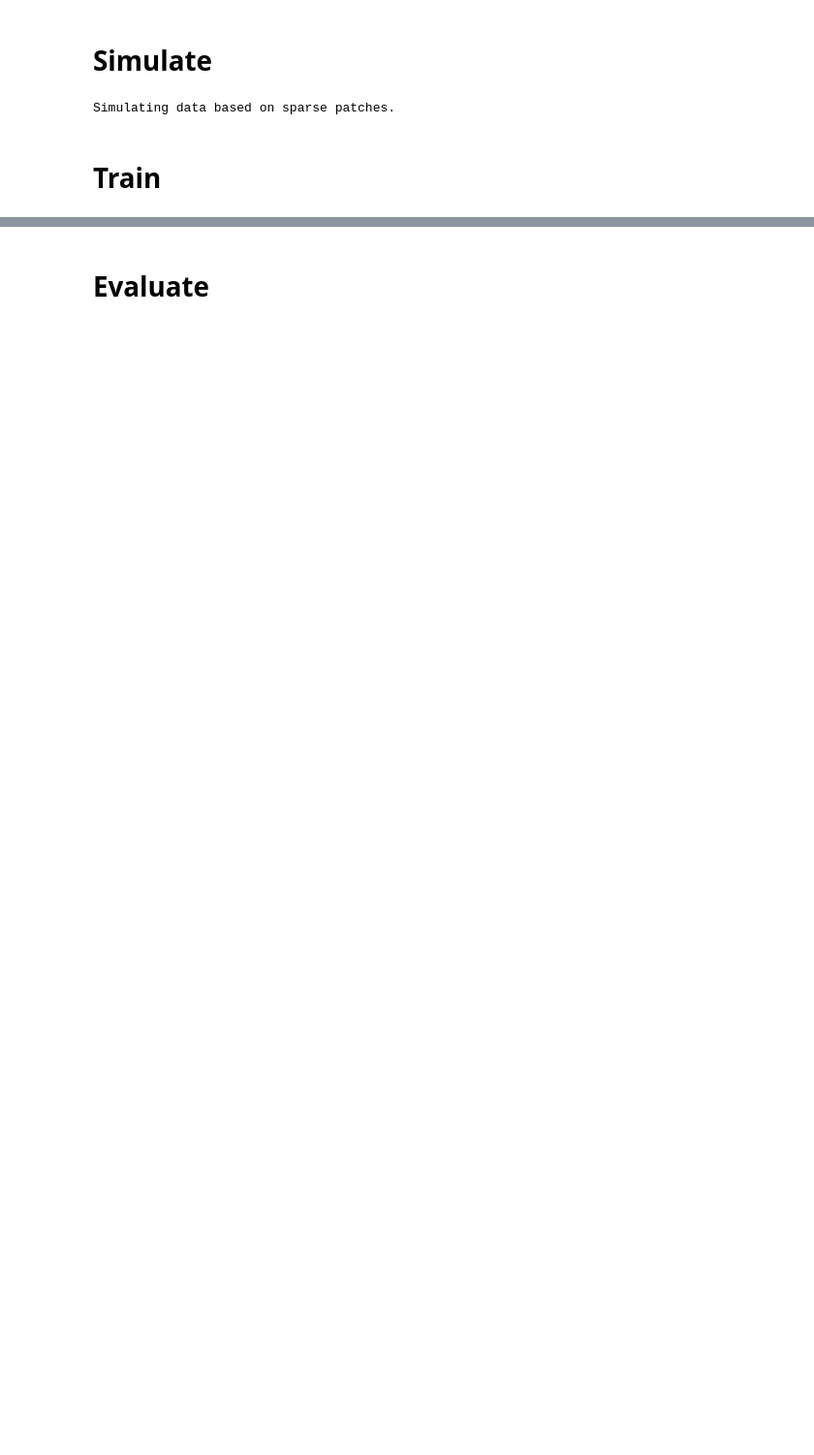
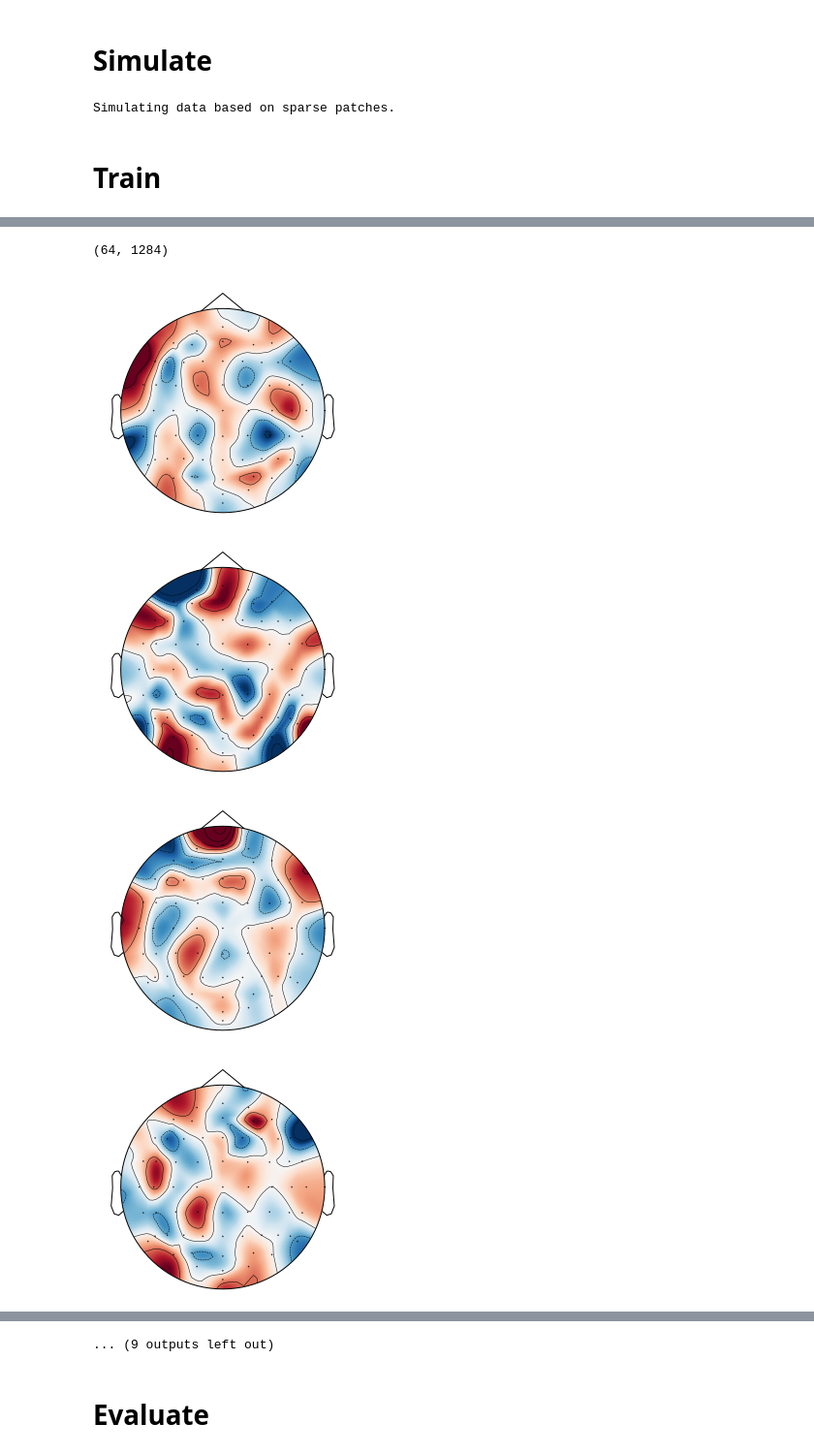
Before and after one commit to LukeTheHecker/esinet, a Jupyter notebook: dev/conv_net_2.ipynb, the cells around one changed output, grey strips where cells are left out. Shown at 97% size. Drawn from its saved outputs; the diff is of its cells as text; code cells hidden in the pictures; blank space fills up the shorter version.

```diff
--- a/dev/conv_net_2.ipynb
+++ b/dev/conv_net_2.ipynb
@@ -422,22 +172,0 @@ stc_.plot(**plot_params)
-# %%
-%matplotlib qt
-plt.figure()
-plt.plot(d_losses, label="Discriminator Loss")
-plt.plot(gan_losses, label="GAN Loss")
-plt.plot(test_losses, label="Test Loss")
-plt.legend()
-
-# # g_model, d_model, gan_model = define_models(latent_dim, hidden_units=hidden_units, reg=reg)
-
-y = generate_samples(g_model, 1000, latent_dim)
-data = abs(y).mean(axis=0)
-stc_ = stc.copy()
-stc_.data[:, 0] = data
-stc_.plot(**plot_params)
-
-stc_.data = y.T
-stc_.plot(**plot_params)
-
-plt.figure()
-plt.hist(y.flatten())
-print("Batch Diversity: ", batch_diversity(y).numpy(), "L1: ", l1_sparsity(y).numpy())
@@ -454,0 +173,15 @@ Using control points [4.45385004 4.73737525 6.31460746]
+# %%
+from tqdm.notebook import tqdm
+n_chans, n_dipoles = leadfield.shape
+
+model_kwargs = dict(n_filters=1284, n_layers=2, learning_rate=0.001)
+train_kwargs = dict(validation_split=0.15, epochs=20, batch_size=8)
+
+model = define_model_temporal(**model_kwargs)
+model.summary()
+model.fit(X_train, y_train, **train_kwargs)
+
+# model_kwargs = dict(n_neurons=64, learning_rate=0.001)
+# model_fc = define_fc_model_temporal(**model_kwargs)
+# model_fc.summary()
+# model_fc.fit(X_train[:,:,:,0], y_train[:,:,:,0], **train_kwargs)
@@ -454,0 +207,13 @@ Using control points [4.45385004 4.73737525 6.31460746]
+# %%
+import mne
+imgs = model.layers[1].weights[0].numpy()[:,0,:]
+print(imgs.shape)
+for i in range(20):
+    data = imgs[:,i]
+    mne.viz.plot_topomap(data, info)
+# %% [output]
+(64, 1284)
+[figure, added]
+[figure, added]
+[figure, added]
+[figure, added]
@@ -455,2 +227,3 @@ Using control points [4.45385004 4.73737525 6.31460746]
+... (9 outputs left out)
 # %% [markdown]
 # Evaluate
```
Also changed, not shown: parts of 18 cells of this notebook, 8 other files.
